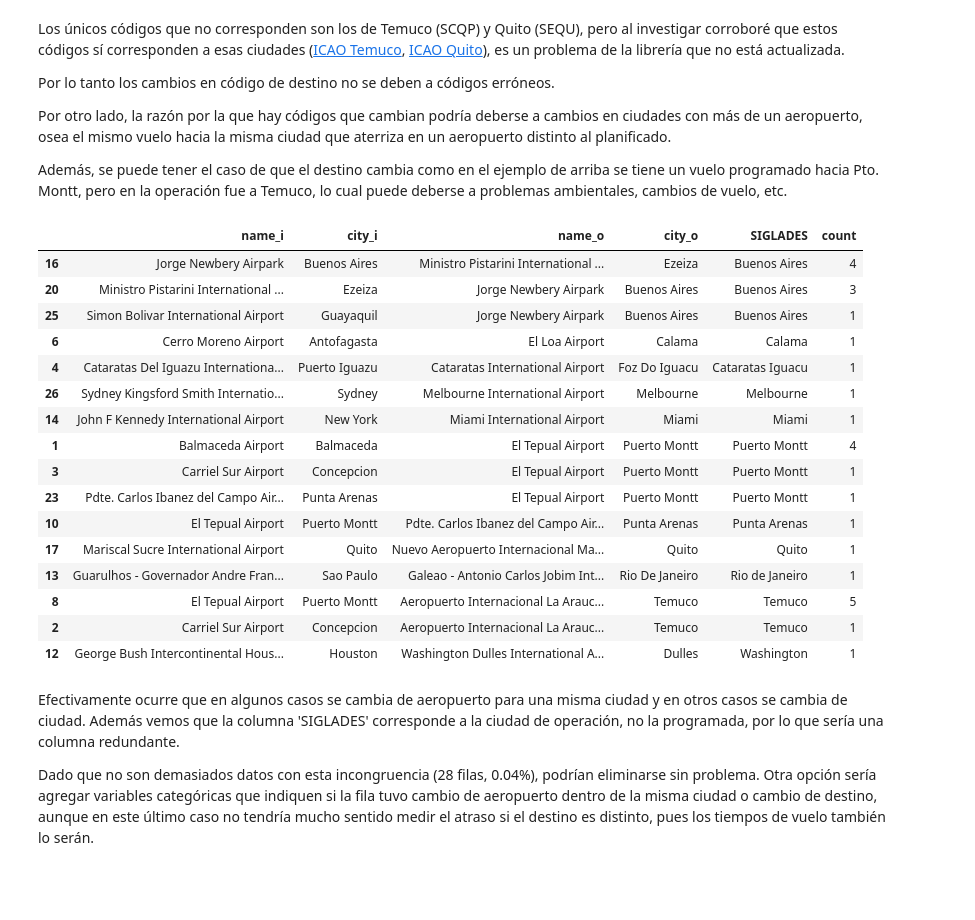
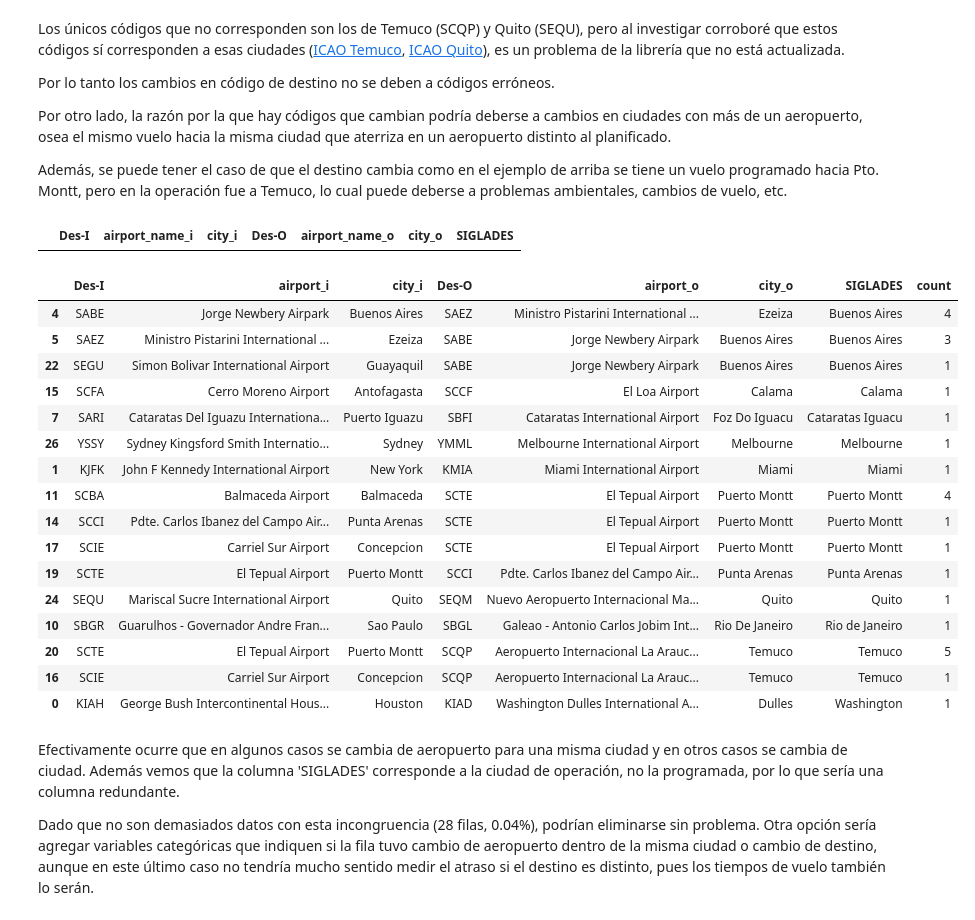
Before and after one commit to igonzalezperez/airline-challenge, a Jupyter notebook: solution.ipynb, the cells around one changed output. Saved outputs shown, nothing was run; the diff lists cells and outputs as text; code cells hidden in the pictures; blank space fills up the shorter version.

```diff
--- a/solution.ipynb
+++ b/solution.ipynb
@@ -334,11 +334,3 @@ def get_data_by_icao(x: str, key: str, codes: dict) -> Any:
             return None
     except KeyError:
         return None
-
-
-
-data['city_i'] = data['Des-I'].apply(get_data_by_icao, key='city', codes=airport_codes)
-data['name_i'] = data['Des-I'].apply(get_data_by_icao, key='name', codes=airport_codes)
-data['city_o'] = data['Des-O'].apply(get_data_by_icao, key='city', codes=airport_codes)
-data['name_o'] = data['Des-O'].apply(get_data_by_icao, key='name', codes=airport_codes)
-data.loc[(data['name_i'].isna()) | (data['name_o'].isna())].drop_duplicates(subset=['name_i', 'city_i', 'Des-I', 'name_o', 'city_o', 'Des-O', 'SIGLADES'])
@@ -351,0 +337,7 @@ data.loc[(data['name_i'].isna()) | (data['name_o'].isna())].drop_duplicates(subs
+# %%
+# Get city and airport name from ICAO code
+data['city_i'] = data['Des-I'].apply(get_data_by_icao, key='city', codes=airport_codes)
+data['airport_i'] = data['Des-I'].apply(get_data_by_icao, key='name', codes=airport_codes)
+data['city_o'] = data['Des-O'].apply(get_data_by_icao, key='city', codes=airport_codes)
+data['airport_o'] = data['Des-O'].apply(get_data_by_icao, key='name', codes=airport_codes)
+data[['Des-I', 'airport_i', 'city_i', 'Des-O', 'airport_o', 'city_o', 'SIGLADES']].loc[(data['airport_i'].isna()) | (data['airport_o'].isna())].drop_duplicates(subset=['airport_i', 'city_i', 'Des-I', 'airport_o', 'city_o', 'Des-O', 'SIGLADES'])
@@ -370,35 +368,44 @@ airport_codes_fix['SCQP'] = {'icao': 'SCQP',
               'city': 'Temuco',
                         'lat': -38.9,
                         'lon': -72.6}
+# %%
+# Get city and airport name from ICAO code with new codes
+data['city_i'] = data['Des-I'].apply(get_data_by_icao, key='city', codes=airport_codes_fix)
+data['airport_name_i'] = data['Des-I'].apply(get_data_by_icao, key='name', codes=airport_codes_fix)
+data['city_o'] = data['Des-O'].apply(get_data_by_icao, key='city', codes=airport_codes_fix)
+data['airport_name_o'] = data['Des-O'].apply(get_data_by_icao, key='name', codes=airport_codes_fix)
+data[['Des-I', 'airport_name_i', 'city_i', 'Des-O', 'airport_name_o', 'city_o', 'SIGLADES']].loc[(data['airport_name_i'].isna()) | (data['airport_name_o'].isna())].drop_duplicates(subset=['airport_name_i', 'city_i', 'Des-I', 'airport_name_o', 'city_o', 'Des-O', 'SIGLADES'])
+# %% [output]
+|  | Des-I | airport_name_i | city_i | Des-O | airport_name_o | city_o | SIGLADES |
 # %%
 data['city_i'] = data['Des-I'].apply(get_data_by_icao, key='city', codes=airport_codes_fix)
-data['name_i'] = data['Des-I'].apply(get_data_by_icao, key='name', codes=airport_codes_fix)
+data['airport_i'] = data['Des-I'].apply(get_data_by_icao, key='name', codes=airport_codes_fix)
 data['city_o'] = data['Des-O'].apply(get_data_by_icao, key='city', codes=airport_codes_fix)
-data['name_o'] = data['Des-O'].apply(get_data_by_icao, key='name', codes=airport_codes_fix)
+data['airport_o'] = data['Des-O'].apply(get_data_by_icao, key='name', codes=airport_codes_fix)
 
 # This is the same code as before but now having the new name and city columns from the ICAO code
 des_mismatch = data.loc[data['Des-I'] != data['Des-O'], 'SIGLADES'].unique().tolist()
-df_mismatch = data.loc[data['SIGLADES'].isin(des_mismatch)].groupby(['name_i', 'city_i', 'name_o', 'city_o', 'SIGLADES']).size().reset_index(name='count').sort_values(by=['SIGLADES','count'], ascending=[True, False])
-cond = (df_mismatch['name_i'] != df_mismatch['name_o']) | (df_mismatch['city_i'] != df_mismatch['city_o'])
+df_mismatch = data.loc[data['SIGLADES'].isin(des_mismatch)].groupby(['Des-I', 'airport_i', 'city_i', 'Des-O', 'airport_o', 'city_o', 'SIGLADES']).size().reset_index(name='count').sort_values(by=['SIGLADES','count'], ascending=[True, False])
+cond = (df_mismatch['airport_i'] != df_mismatch['airport_o']) | (df_mismatch['city_i'] != df_mismatch['city_o'])
 df_mismatch.loc[cond]
 # %% [output]
-|  | name_i | city_i | name_o | city_o | SIGLADES | count |
-| 16 | Jorge Newbery Airpark | Buenos Aires | Ministro Pistarini International ... | Ezeiza | Buenos Aires | 4 |
-| 20 | Ministro Pistarini International ... | Ezeiza | Jorge Newbery Airpark | Buenos Aires | Buenos Aires | 3 |
-| 25 | Simon Bolivar International Airport | Guayaquil | Jorge Newbery Airpark | Buenos Aires | Buenos Aires | 1 |
-| 6 | Cerro Moreno Airport | Antofagasta | El Loa Airport | Calama | Calama | 1 |
-| 4 | Cataratas Del Iguazu Internationa... | Puerto Iguazu | Cataratas International Airport | Foz Do Iguacu | Cataratas Iguacu | 1 |
-| 26 | Sydney Kingsford Smith Internatio... | Sydney | Melbourne International Airport | Melbourne | Melbourne | 1 |
-| 14 | John F Kennedy International Airport | New York | Miami International Airport | Miami | Miami | 1 |
-| 1 | Balmaceda Airport | Balmaceda | El Tepual Airport | Puerto Montt | Puerto Montt | 4 |
-| 3 | Carriel Sur Airport | Concepcion | El Tepual Airport | Puerto Montt | Puerto Montt | 1 |
-| 23 | Pdte. Carlos Ibanez del Campo Air... | Punta Arenas | El Tepual Airport | Puerto Montt | Puerto Montt | 1 |
-| 10 | El Tepual Airport | Puerto Montt | Pdte. Carlos Ibanez del Campo Air... | Punta Arenas | Punta Arenas | 1 |
-| 17 | Mariscal Sucre International Airport | Quito | Nuevo Aeropuerto Internacional Ma... | Quito | Quito | 1 |
-| 13 | Guarulhos - Governador Andre Fran... | Sao Paulo | Galeao - Antonio Carlos Jobim Int... | Rio De Janeiro | Rio de Janeiro | 1 |
-| 8 | El Tepual Airport | Puerto Montt | Aeropuerto Internacional La Arauc... | Temuco | Temuco | 5 |
-| 2 | Carriel Sur Airport | Concepcion | Aeropuerto Internacional La Arauc... | Temuco | Temuco | 1 |
-| 12 | George Bush Intercontinental Hous... | Houston | Washington Dulles International A... | Dulles | Washington | 1 |
+|  | Des-I | airport_i | city_i | Des-O | airport_o | city_o | SIGLADES | count |
+| 4 | SABE | Jorge Newbery Airpark | Buenos Aires | SAEZ | Ministro Pistarini International ... | Ezeiza | Buenos Aires | 4 |
+| 5 | SAEZ | Ministro Pistarini International ... | Ezeiza | SABE | Jorge Newbery Airpark | Buenos Aires | Buenos Aires | 3 |
+| 22 | SEGU | Simon Bolivar International Airport | Guayaquil | SABE | Jorge Newbery Airpark | Buenos Aires | Buenos Aires | 1 |
+| 15 | SCFA | Cerro Moreno Airport | Antofagasta | SCCF | El Loa Airport | Calama | Calama | 1 |
+| 7 | SARI | Cataratas Del Iguazu Internationa... | Puerto Iguazu | SBFI | Cataratas International Airport | Foz Do Iguacu | Cataratas Iguacu | 1 |
+| 26 | YSSY | Sydney Kingsford Smith Internatio... | Sydney | YMML | Melbourne International Airport | Melbourne | Melbourne | 1 |
+| 1 | KJFK | John F Kennedy International Airport | New York | KMIA | Miami International Airport | Miami | Miami | 1 |
+| 11 | SCBA | Balmaceda Airport | Balmaceda | SCTE | El Tepual Airport | Puerto Montt | Puerto Montt | 4 |
+| 14 | SCCI | Pdte. Carlos Ibanez del Campo Air... | Punta Arenas | SCTE | El Tepual Airport | Puerto Montt | Puerto Montt | 1 |
+| 17 | SCIE | Carriel Sur Airport | Concepcion | SCTE | El Tepual Airport | Puerto Montt | Puerto Montt | 1 |
+| 19 | SCTE | El Tepual Airport | Puerto Montt | SCCI | Pdte. Carlos Ibanez del Campo Air... | Punta Arenas | Punta Arenas | 1 |
+| 24 | SEQU | Mariscal Sucre International Airport | Quito | SEQM | Nuevo Aeropuerto Internacional Ma... | Quito | Quito | 1 |
+| 10 | SBGR | Guarulhos - Governador Andre Fran... | Sao Paulo | SBGL | Galeao - Antonio Carlos Jobim Int... | Rio De Janeiro | Rio de Janeiro | 1 |
+| 20 | SCTE | El Tepual Airport | Puerto Montt | SCQP | Aeropuerto Internacional La Arauc... | Temuco | Temuco | 5 |
+| 16 | SCIE | Carriel Sur Airport | Concepcion | SCQP | Aeropuerto Internacional La Arauc... | Temuco | Temuco | 1 |
+| 0 | KIAH | George Bush Intercontinental Hous... | Houston | KIAD | Washington Dulles International A... | Dulles | Washington | 1 |
 # %% [markdown]
 Efectivamente ocurre que en algunos casos se cambia de aeropuerto para una misma ciudad y en otros casos se cambia de ciudad. Además vemos que la columna 'SIGLADES' corresponde a la ciudad de operación, no la programada, por lo que sería una columna redundante.
 
```
Also changed, not shown: parts of 73 cells of this notebook.
